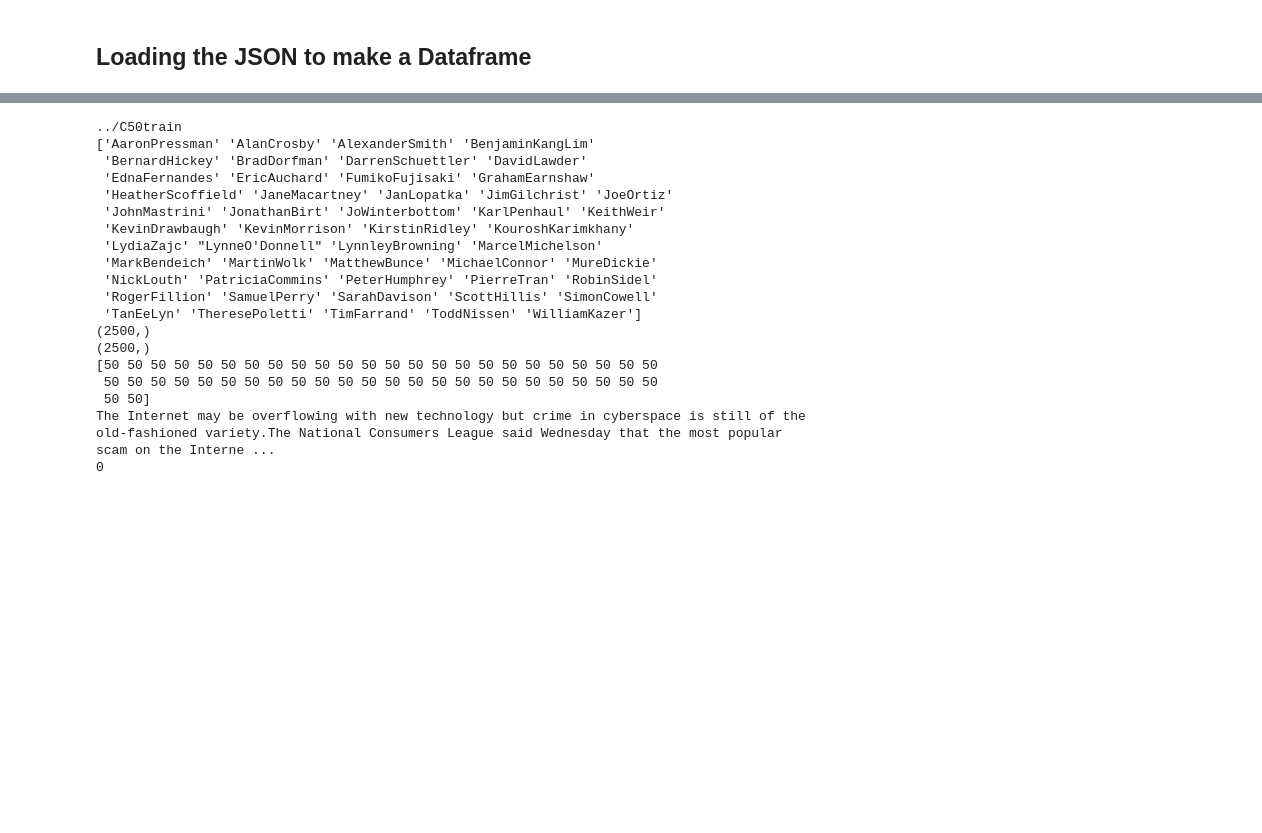
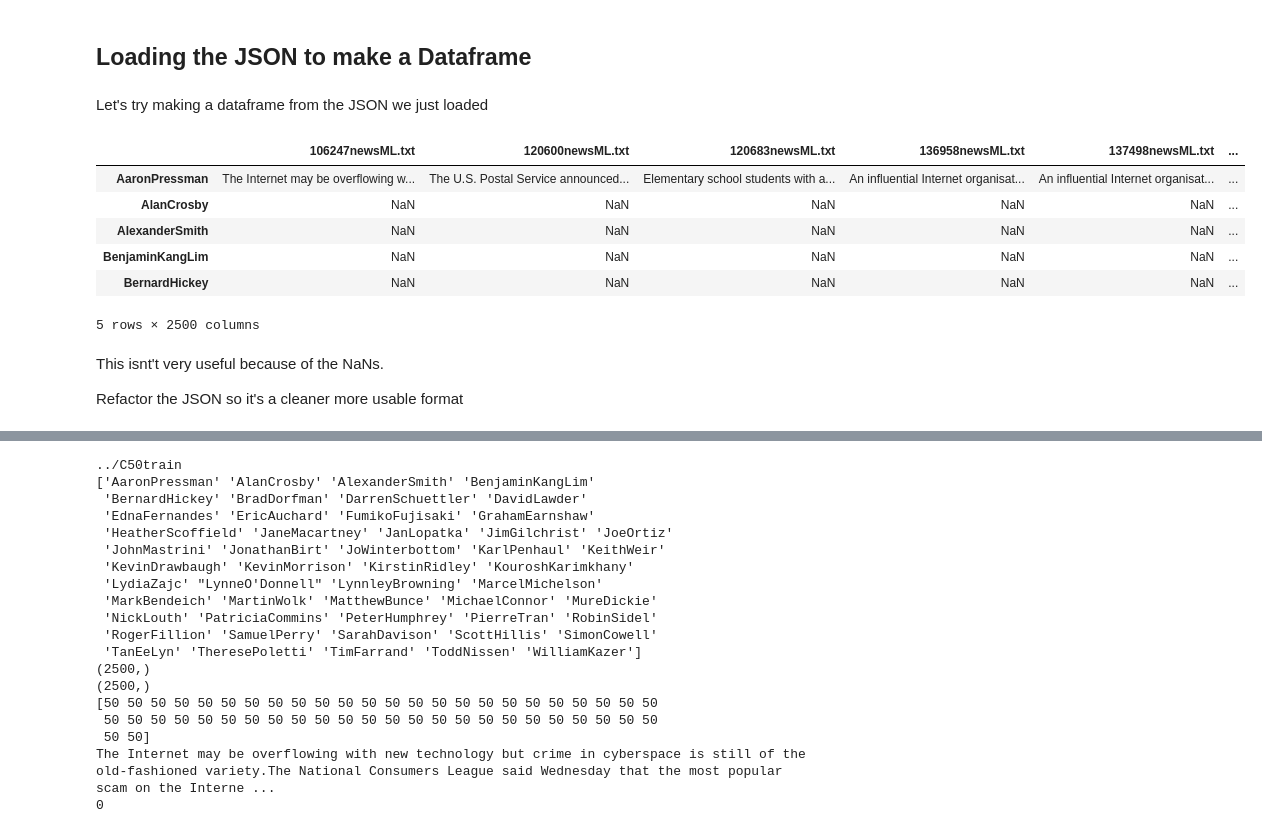
Before and after one commit to Vincent-G-Van/cmpe255-project, a Jupyter notebook: Baseline/Program_Baseline_Shabab.ipynb, the cells around one changed output, grey strips where cells are left out. Drawn from its saved outputs; the diff is of its cells as text; code cells hidden in the pictures; blank space fills up the shorter version.

```diff
--- a/Baseline/Program_Baseline_Shabab.ipynb
+++ b/Baseline/Program_Baseline_Shabab.ipynb
@@ -110,3 +110,22 @@ train_json_save_dir = '/content/drive/MyDrive/Assignments/03: FA24: CMPE-255 Sec
 test_json_save_dir = '/content/drive/MyDrive/Assignments/03: FA24: CMPE-255 Sec 33 - Data Mining/Project/C50test.json'
 train_data = load_json(train_json_save_dir)
 test_data = load_json(test_json_save_dir)
+# %% [markdown]
+Let's try making a dataframe from the JSON we just loaded
+# %%
+train_data_df = pd.DataFrame(train_data, index=None).T
+test_data_df = pd.DataFrame(test_data, index=None).T
+# %%
+train_data_df.head()
+# %% [output]
+|  | 106247newsML.txt | 120600newsML.txt | 120683newsML.txt | 136958newsML.txt | 137498newsML.txt | ... |
+| AaronPressman | The Internet may be overflowing w... | The U.S. Postal Service announced... | Elementary school students with a... | An influential Internet organisat... | An influential Internet organisat... | ... |
+| AlanCrosby | NaN | NaN | NaN | NaN | NaN | ... |
+| AlexanderSmith | NaN | NaN | NaN | NaN | NaN | ... |
+| BenjaminKangLim | NaN | NaN | NaN | NaN | NaN | ... |
+| BernardHickey | NaN | NaN | NaN | NaN | NaN | ... |
+5 rows × 2500 columns
+# %% [markdown]
+This isnt't very useful because of the NaNs.
+
+Refactor the JSON so it's a cleaner more usable format
```
Also changed, not shown: parts of 5 cells of this notebook.
